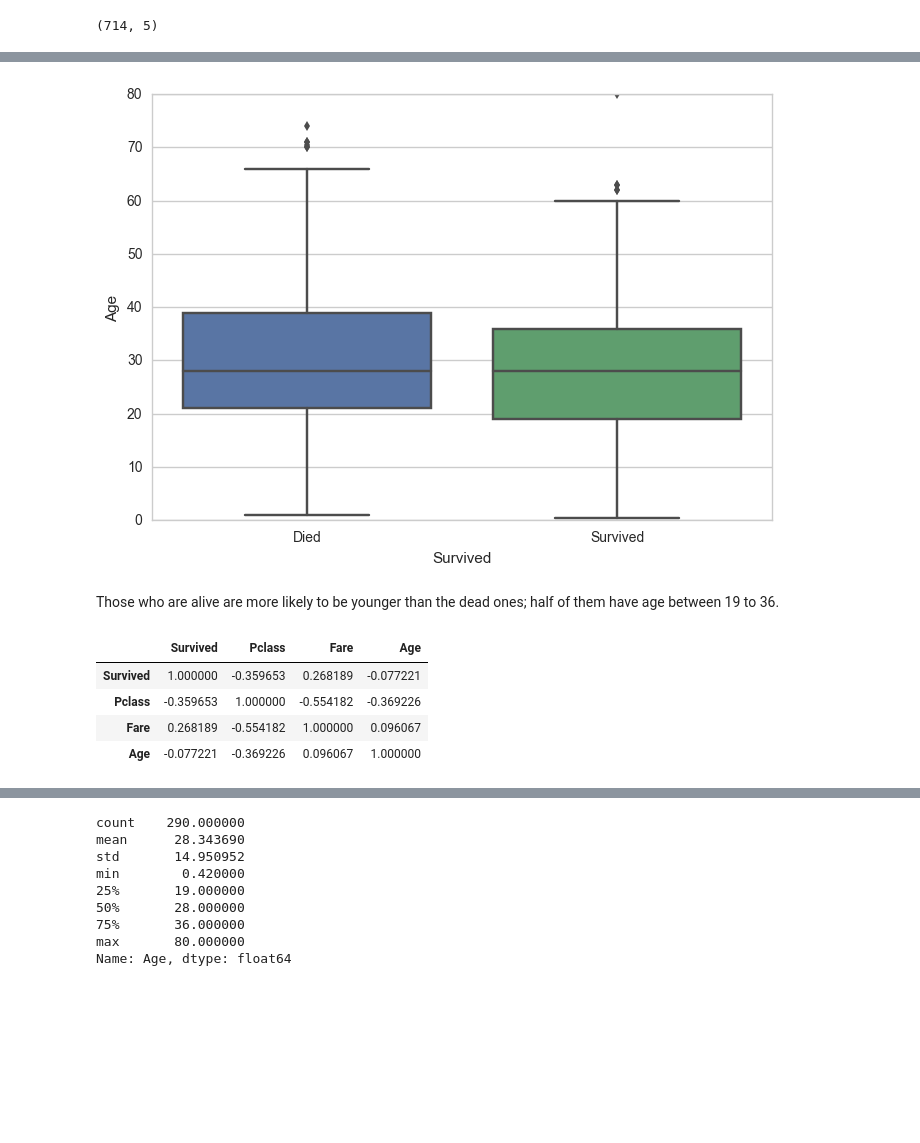
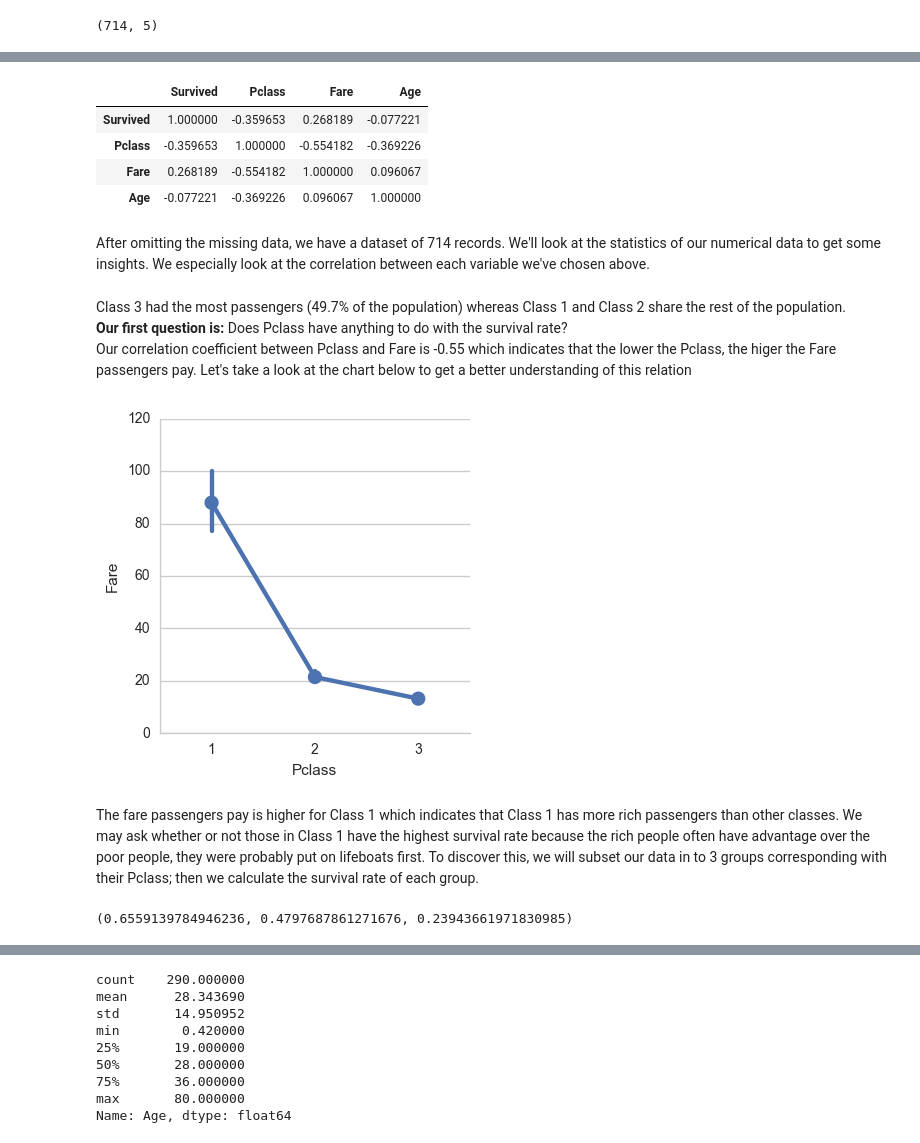
Before and after one commit to baocongchen/Investigate-a-Dataset, a Jupyter notebook: Investigating_a_Dataset.ipynb, the cells around one changed output, grey strips where cells are left out. Drawn from its saved outputs; the diff is of its cells as text; code cells hidden in the pictures; blank space fills up the shorter version.

```diff
--- a/Investigating_a_Dataset.ipynb
+++ b/Investigating_a_Dataset.ipynb
@@ -103,11 +43,3 @@ Female passengers have significantly high chance to survive than male passengers
-# %%
-sns.boxplot(x="Survived", y="Age", data=clean_data)
-plt.xticks([0,1], ['Died', 'Survived'])
-plt.show()
-# %% [output]
-[figure, removed]
-# %% [markdown]
-Those who are alive are more likely to be younger than the dead ones; half of them have age between 19 to 36.
 # %%
 clean_data.corr()
 # %% [output]
@@ -116,3 +48,24 @@ clean_data.corr()
 | Pclass | -0.359653 | 1.000000 | -0.554182 | -0.369226 |
 | Fare | 0.268189 | -0.554182 | 1.000000 | 0.096067 |
 | Age | -0.077221 | -0.369226 | 0.096067 | 1.000000 |
+# %% [markdown]
+After omitting the missing data, we have a dataset of 714 records. We'll look at the statistics of our numerical data to get some insights. We especially look at the correlation between each variable we've chosen above.
+# %% [markdown]
+
+Class 3 had the most passengers (49.7% of the population) whereas Class 1 and Class 2 share the rest of the population.<br>
+<strong>Our first question is:</strong> Does Pclass have anything to do with the survival rate?<br>
+Our correlation coefficient between Pclass and Fare is -0.55 which indicates that the lower the Pclass, the higer the Fare passengers pay. Let's take a look at the chart below to get a better understanding of this relation
+# %%
+sns.factorplot(data=clean_data, x='Pclass', y='Fare')
+plt.show()
+# %% [output]
+[figure, added]
+# %% [markdown]
+The fare passengers pay is higher for Class 1 which indicates that Class 1 has more rich passengers than other classes. We may ask whether or not those in Class 1 have the highest survival rate because the rich people often have advantage over the poor people, they were probably put on lifeboats first. To discover this, we will subset our data in to 3 groups corresponding with their Pclass; then we calculate the survival rate of each group.
+# %%
+group1 = clean_data[clean_data['Pclass']==1]
+group2 = clean_data[clean_data['Pclass']==2]
+group3 = clean_data[clean_data['Pclass']==3]
+group1['Survived'].mean(), group2['Survived'].mean(), group3['Survived'].mean()
+# %% [output]
+(0.6559139784946236, 0.4797687861271676, 0.23943661971830985)
```
Also changed, not shown: parts of 34 cells of this notebook, 1 other file.
